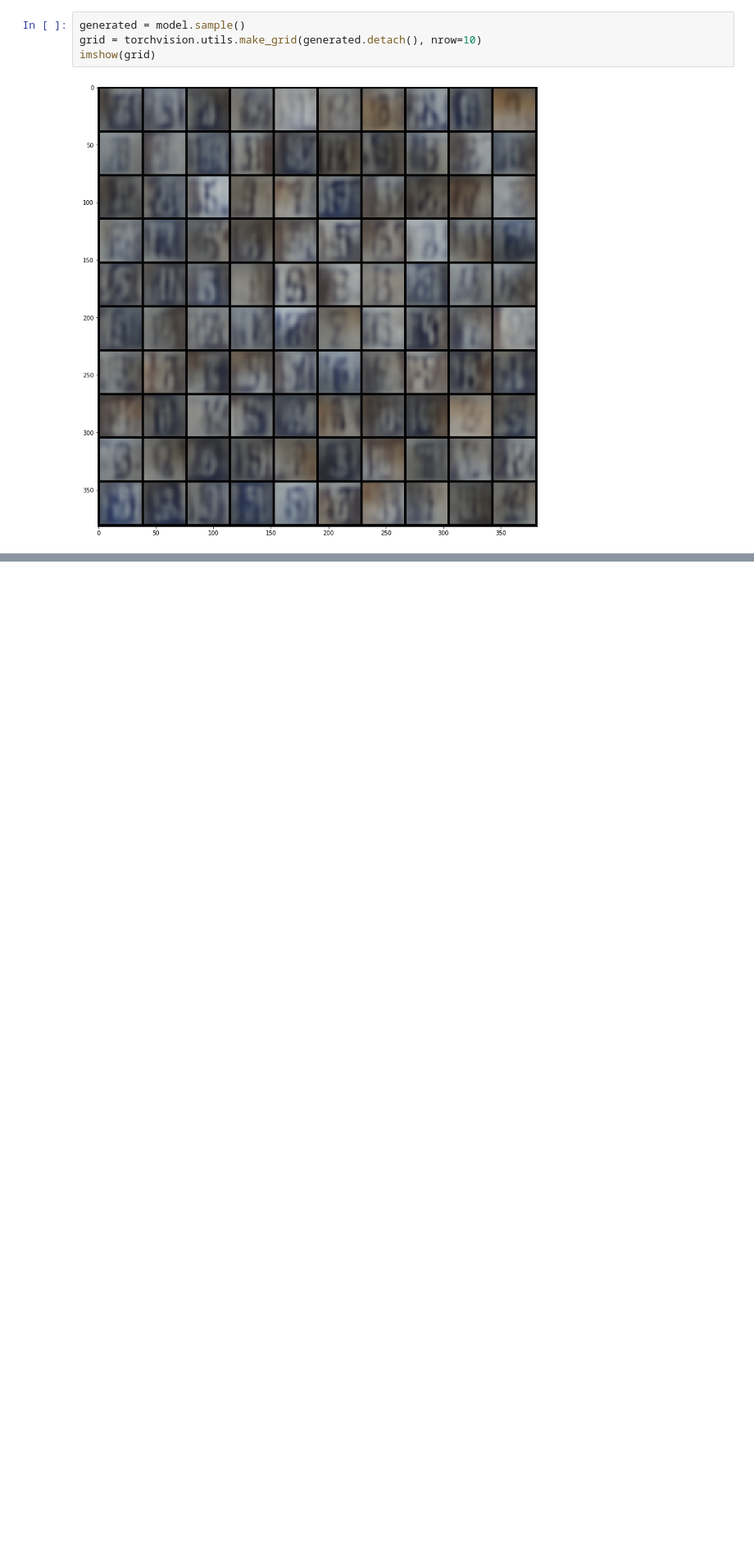
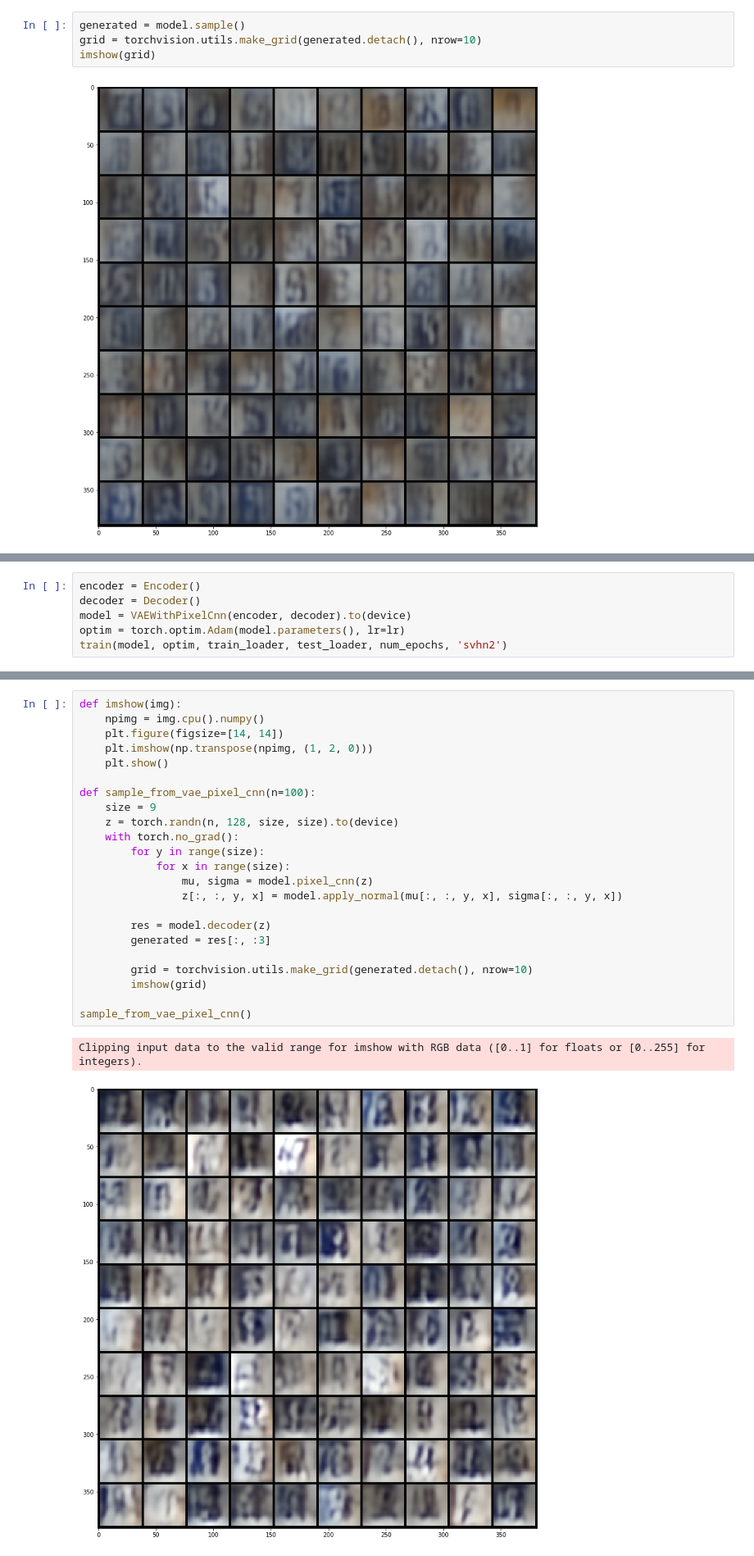
Before and after one commit to AndreySmirdin/DeepUnsupervisedLearning, a Jupyter notebook: Task7.ipynb, the cells around one changed output, grey strips where cells are left out. Shown at 82% size. Cells and saved outputs as stored; diff of their text form; blank space fills up the shorter version.

```diff
--- a/Task7.ipynb
+++ b/Task7.ipynb
@@ -270,0 +363,6 @@ imshow(grid)
+# %%
+encoder = Encoder()
+decoder = Decoder()
+model = VAEWithPixelCnn(encoder, decoder).to(device)
+optim = torch.optim.Adam(model.parameters(), lr=lr)
+train(model, optim, train_loader, test_loader, num_epochs, 'svhn2')
@@ -270,0 +403,26 @@ imshow(grid)
+# %%
+def imshow(img):
+    npimg = img.cpu().numpy()
+    plt.figure(figsize=[14, 14])
+    plt.imshow(np.transpose(npimg, (1, 2, 0)))
+    plt.show()
+
+def sample_from_vae_pixel_cnn(n=100):
+    size = 9
+    z = torch.randn(n, 128, size, size).to(device)
+    with torch.no_grad():
+        for y in range(size):
+            for x in range(size):
+                mu, sigma = model.pixel_cnn(z)
+                z[:, :, y, x] = model.apply_normal(mu[:, :, y, x], sigma[:, :, y, x])
+
+        res = model.decoder(z)
+        generated = res[:, :3]
+
+        grid = torchvision.utils.make_grid(generated.detach(), nrow=10)
+        imshow(grid)
+
+sample_from_vae_pixel_cnn()
+# %% [output]
+Clipping input data to the valid range for imshow with RGB data ([0..1] for floats or [0..255] for integers).
+[figure, added]
```
Also changed, not shown: parts of 9 cells of this notebook.
